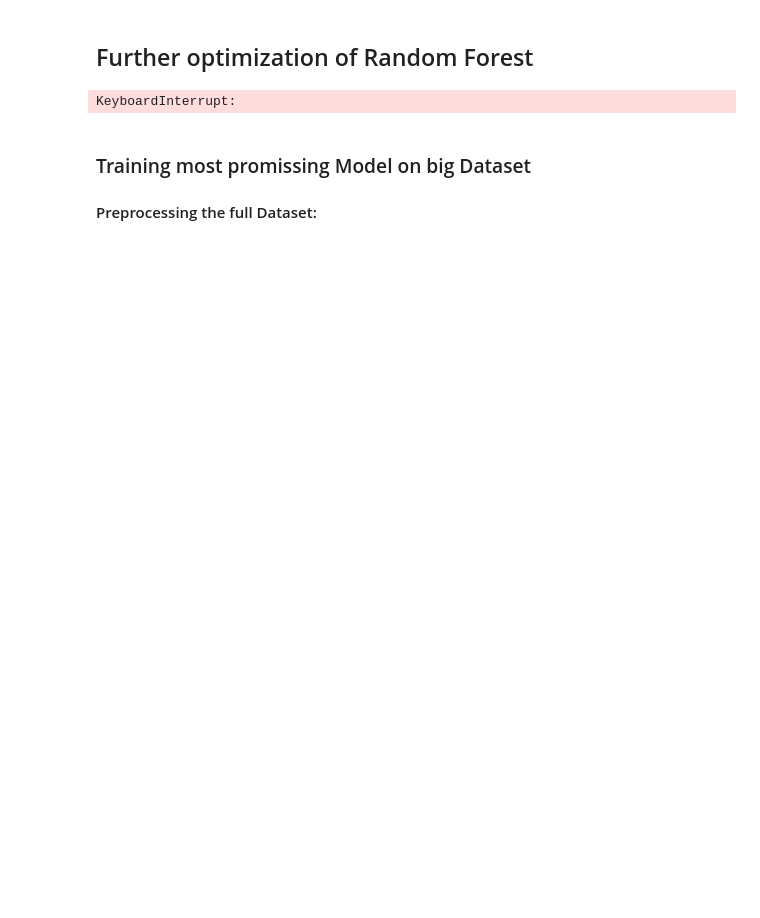
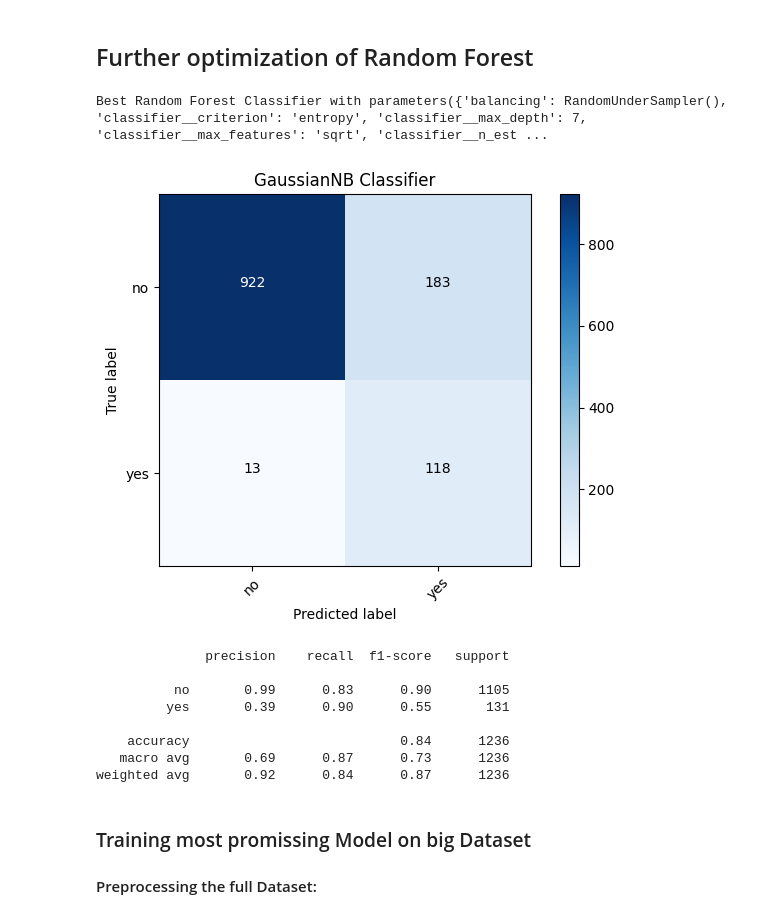
Before and after one commit to joscha-st/ibait_ml_g1, a Jupyter notebook: main_j.ipynb, the cells around one changed output. Drawn from its saved outputs; the diff is of its cells as text; code cells hidden in the pictures; blank space fills up the shorter version.

```diff
--- a/main_j.ipynb
+++ b/main_j.ipynb
@@ -312,47 +315,56 @@ weighted avg       0.89      0.78      0.82      1236
 # %%
 from sklearn.model_selection import GridSearchCV
 
-RandomForestClassifier()
 #extending param grid for RF
 param_grid = {
     'balancing': [RandomOverSampler(), RandomUnderSampler()],
-    'classifier__n_estimators': [100, 200, 300, 400, 500],
-    'classifier__max_features': ['auto', 'sqrt', 'log2'],
+    'classifier__n_estimators': [50, 100, 200, 300, 400],
+    'classifier__max_features': ['sqrt', 'log2'],
     'classifier__max_depth': [4,5,6,7,8,10,12,18,24,30, None],
-    'classifier__min_samples_split': [2, 5, 10],
-    'classifier__min_samples_leaf': [1, 2, 4],
-    'classifier__bootstrap': [True, False],
+#    'classifier__min_samples_split': [2, 5, 10],
+#    'classifier__min_samples_leaf': [1, 2, 4],
+#    'classifier__bootstrap': [True, False],
     'classifier__criterion': ['gini', 'entropy']
 }
+
 
 # split into test and training data
 bank_data_train, bank_data_test, bank_target_train, bank_target_test = train_test_split(bank_data, bank_target, test_size=0.3, random_state=42)
 
 # Grid search with parameter grid and cost function
 grid_search = GridSearchCV(rf_pipeline, param_grid, cv=10, scoring=scorer, n_jobs=-1)
 grid_search.fit(bank_data_train, bank_target_train)
 
 # Get the best model
 best_model = grid_search.best_estimator_
 
 # Get the best parameters
 best_param = grid_search.best_params_
 
 # Make predictions with the best model
 prediction = best_model.predict(bank_data_test)
 
 # Calculate accuracy and cost
 cm = confusion_matrix(bank_target_test, prediction)
 acc = accuracy_score(bank_target_test, prediction)
 cost = cost_function(bank_target_test, prediction)
 
 # Plot Confusion Matrix
 print("\nBest Random Forest Classifier with parameters({}): Accuracy of {} and cost {}".format(best_param, acc, cost))
 plot_confusion_matrix(cm, classes=label_names, title='{} Classifier'.format(name))
 plt.show()
 print(classification_report(bank_target_test, prediction, target_names=label_names))
 # %% [output]
-KeyboardInterrupt:
+Best Random Forest Classifier with parameters({'balancing': RandomUnderSampler(), 'classifier__criterion': 'entropy', 'classifier__max_depth': 7, 'classifier__max_features': 'sqrt', 'classifier__n_est ...
+[figure, added]
+              precision    recall  f1-score   support
+
+          no       0.99      0.83      0.90      1105
+         yes       0.39      0.90      0.55       131
+
+    accuracy                           0.84      1236
+   macro avg       0.69      0.87      0.73      1236
+weighted avg       0.92      0.84      0.87      1236
 # %% [markdown]
 ### Training most promissing Model on big Dataset
 
```
Also changed, not shown: parts of 2 cells of this notebook.
